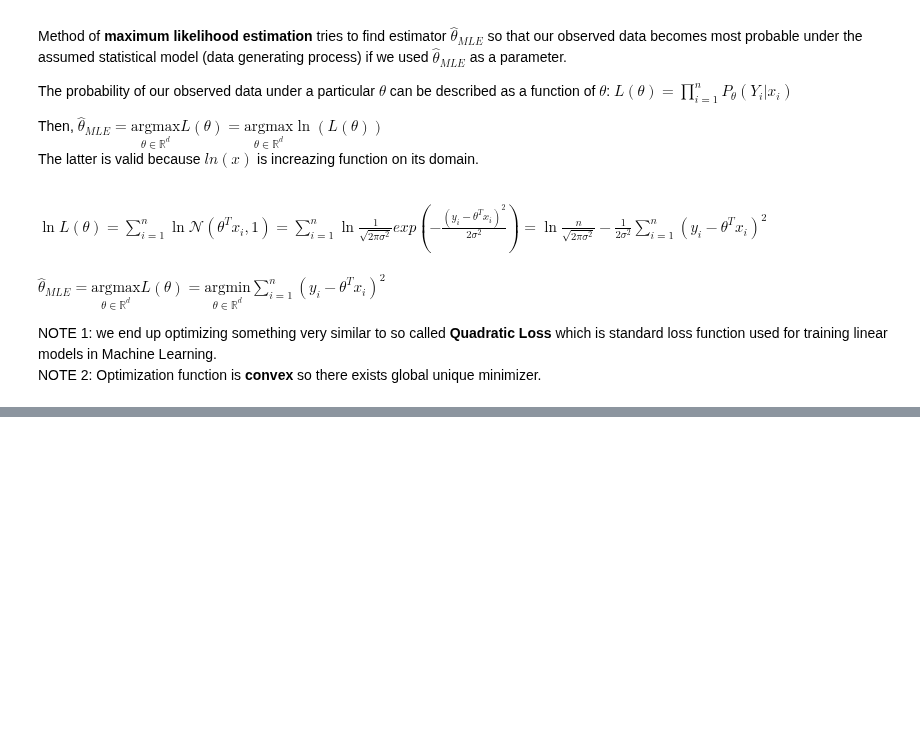
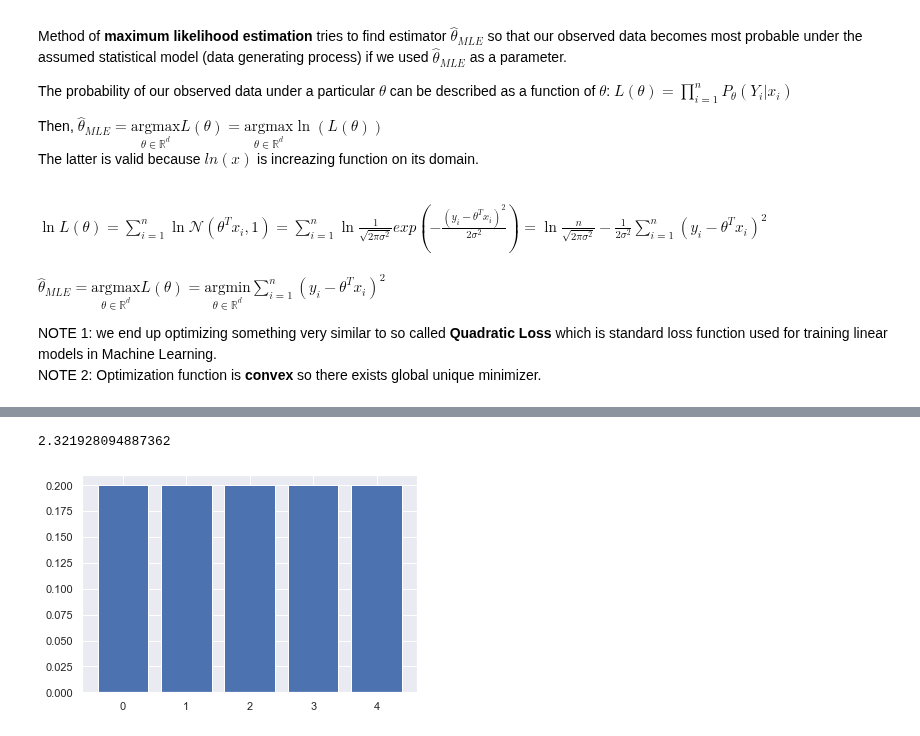
Before and after one commit to MaxinAI/school-of-ai, a Jupyter notebook: statistics.ipynb, the cells around one changed output, grey strips where cells are left out. Saved outputs shown, nothing was run; the diff lists cells and outputs as text; code cells hidden in the pictures; blank space fills up the shorter version.

```diff
--- a/statistics.ipynb
+++ b/statistics.ipynb
@@ -281,0 +345,11 @@ NOTE 2: Optimization function is <b>convex</b> so there exists global unique min
+# %%
+# entropy is maximal here because all outcomes are equiprobable - we don't know nothing which has high chance to come.
+
+x = [0.2, 0.2, 0.2, 0.2, 0.2]
+
+bar_plot(x)
+
+entropy(x)
+# %% [output]
+2.321928094887362
+[figure, added]
```
Also changed, not shown: parts of 23 cells of this notebook.
